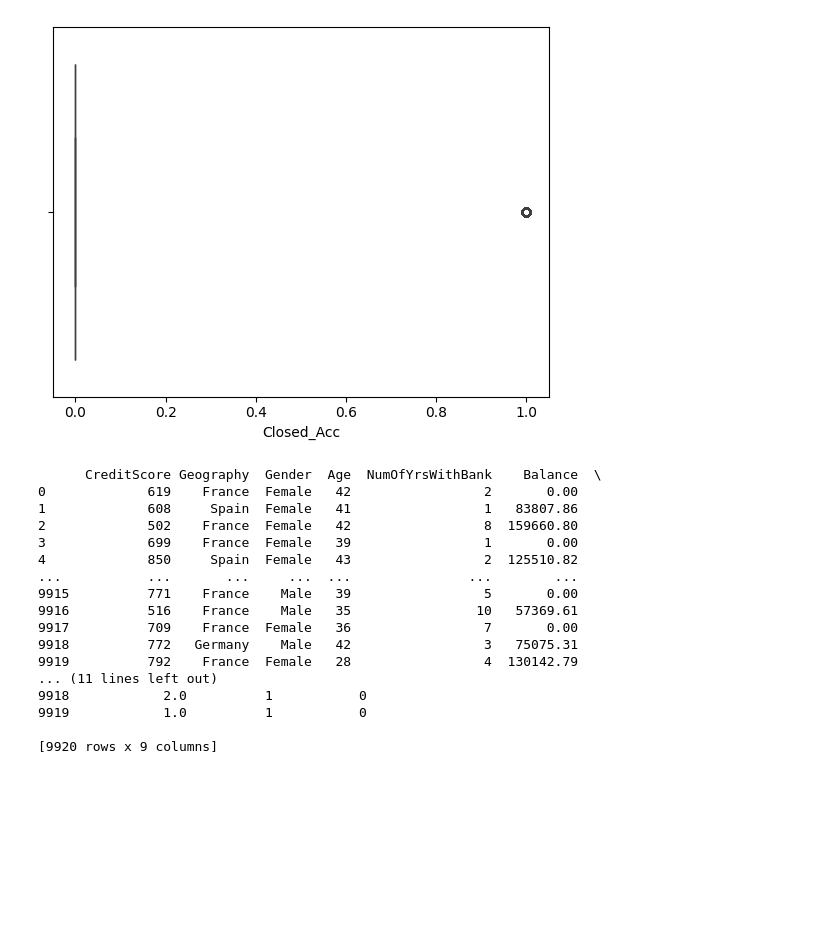
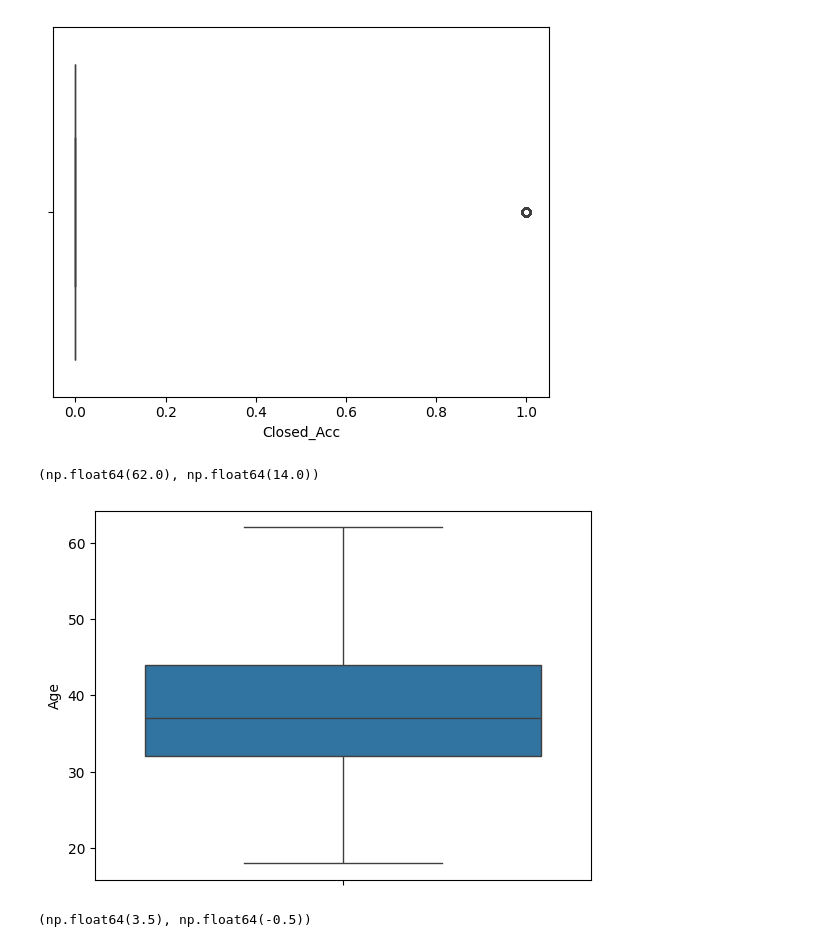
Before and after one commit to Avinash174/DataScience, a Jupyter notebook: python/ML/ML-6.ipynb, the cells around one changed output. Drawn from its saved outputs; the diff is of its cells as text; code cells hidden in the pictures; blank space fills up the shorter version.

```diff
--- a/python/ML/ML-6.ipynb
+++ b/python/ML/ML-6.ipynb
@@ -111,35 +130,32 @@ for i in df.select_dtypes(include=np.number).columns:
 [figure]
 [figure]
 [figure]
-# %%
-def clip_outliers(df):       #holl data sets clip
-    for col in df.select_dtypes(include=np.number):  # Apply only to numeric columns
-        Q1 = df[col].quantile(0.25)
-        Q3 = df[col].quantile(0.75)
-        IQR = Q3 - Q1
-        lower_bound = Q1 - 1.5 * IQR
-        upper_bound = Q3 + 1.5 * IQR
-        df[col] = df[col].clip(lower_bound, upper_bound)
-    return df
-
-# Apply the function
-df = clip_outliers(df)
-print(df)
-# %% [output]
-      CreditScore Geography  Gender  Age  NumOfYrsWithBank    Balance  \
-0             619    France  Female   42                 2       0.00
-1             608     Spain  Female   41                 1   83807.86
-2             502    France  Female   42                 8  159660.80
-3             699    France  Female   39                 1       0.00
-4             850     Spain  Female   43                 2  125510.82
-...           ...       ...     ...  ...               ...        ...
-9915          771    France    Male   39                 5       0.00
-9916          516    France    Male   35                10   57369.61
-9917          709    France  Female   36                 7       0.00
-9918          772   Germany    Male   42                 3   75075.31
-9919          792    France  Female   28                 4  130142.79
-... (11 lines left out)
-9918            2.0          1           0
-9919            1.0          1           0
-
-[9920 rows x 9 columns]
+# %%
+q1 = df['Age'].quantile(0.25)
+q3 = df['Age'].quantile(0.75)
+iqr = q3 - q1  # Interquartile range
+ul = q3 + 1.5 * iqr
+ll = q1 - 1.5 * iqr
+
+df['Age'] = df['Age'].clip(lower=ll, upper=ul)
+
+ul, ll
+# %% [output]
+(np.float64(62.0), np.float64(14.0))
+# %%
+sns.boxplot(df['Age'])
+plt.show()
+# %% [output]
+[figure, added]
+# %%
+q1 = df['NumOfProducts'].quantile(0.25)
+q3 = df['NumOfProducts'].quantile(0.75)
+iqr = q3 - q1  # Interquartile range
+ul = q3 + 1.5 * iqr
+ll = q1 - 1.5 * iqr
+
+df['NumOfProducts'] = df['NumOfProducts'].clip(lower=ll, upper=ul)
+
+ul, ll
+# %% [output]
+(np.float64(3.5), np.float64(-0.5))
```
Also changed, not shown: parts of 2 cells of this notebook.
